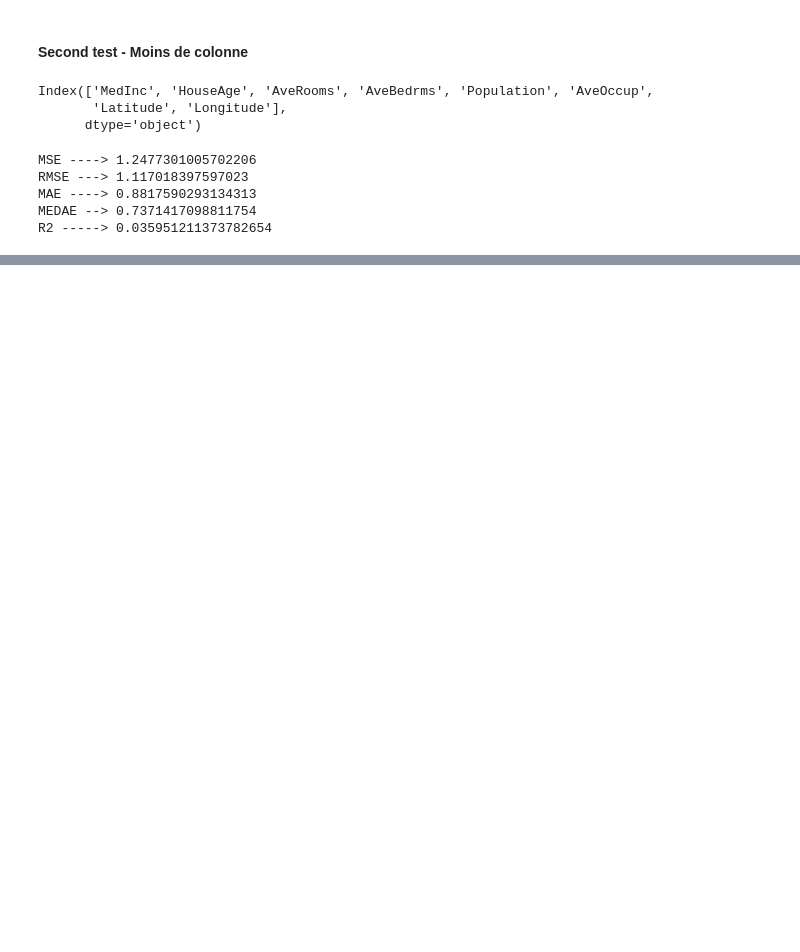
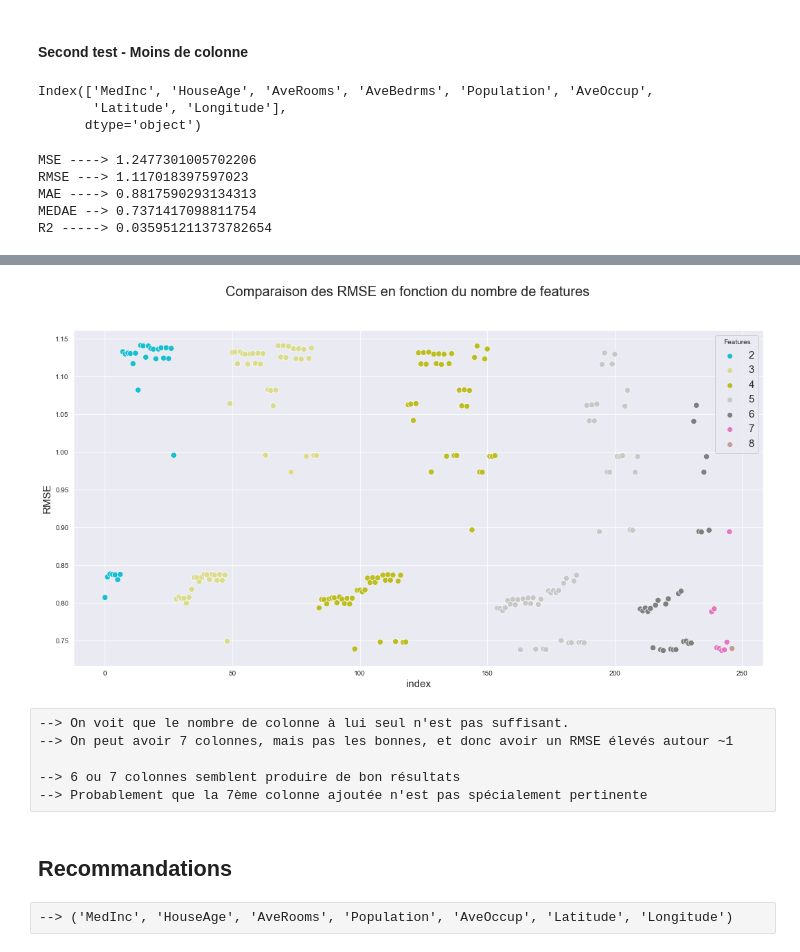
Before and after one commit to ManuLabricole/CDN-Statistique, a Jupyter notebook: 3 - Regression lineaire/Notebooks/notebook-2.ipynb, the cells around one changed output, grey strips where cells are left out. Cells and saved outputs as stored; diff of their text form; code cells hidden in the pictures; blank space fills up the shorter version.

```diff
--- a/3 - Regression lineaire/Notebooks/notebook-2.ipynb
+++ b/3 - Regression lineaire/Notebooks/notebook-2.ipynb
@@ -628,0 +602,32 @@ plt.show()
+# %%
+fig, ax = plt.subplots(figsize=(18,9))
+fig.suptitle("Comparaison des RMSE en fonction du nombre de features", fontsize=20)
+
+sns.scatterplot(
+    ax=ax,
+    data=df_test,
+    x=df_test.index,
+    #x="MSE",
+    y='RMSE',
+    hue='Length',
+    s=70,
+    palette = colors[:7]
+)
+ax.set_xlabel("index", fontsize=15)
+ax.set_ylabel("RMSE", fontsize=15)
+ax.legend(fontsize=15, title="Features")
+
+# Show the plot
+plt.show()
+# %% [output]
+[figure, added]
+# %% [raw]
+--> On voit que le nombre de colonne à lui seul n'est pas suffisant.
+--> On peut avoir 7 colonnes, mais pas les bonnes, et donc avoir un RMSE élevés autour ~1
+
+--> 6 ou 7 colonnes semblent produire de bon résultats
+--> Probablement que la 7ème colonne ajoutée n'est pas spécialement pertinente
+# %% [markdown]
+## Recommandations
+# %% [raw]
+--> ('MedInc', 'HouseAge', 'AveRooms', 'Population', 'AveOccup', 'Latitude', 'Longitude')
```
Also changed, not shown: parts of 60 cells of this notebook.
